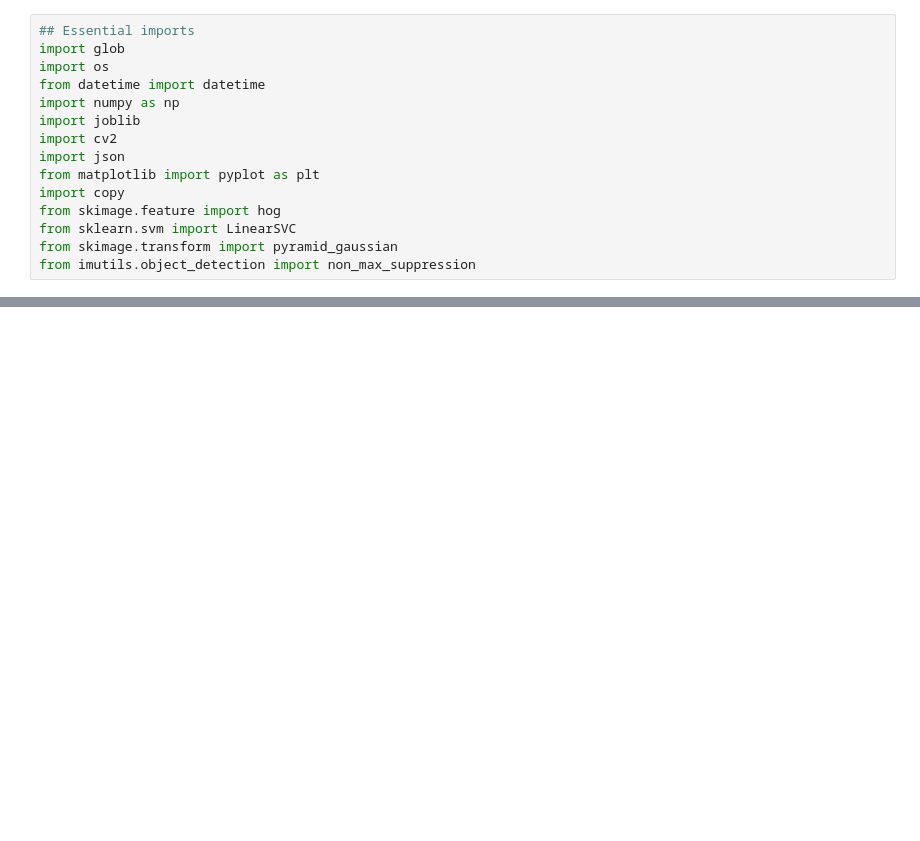
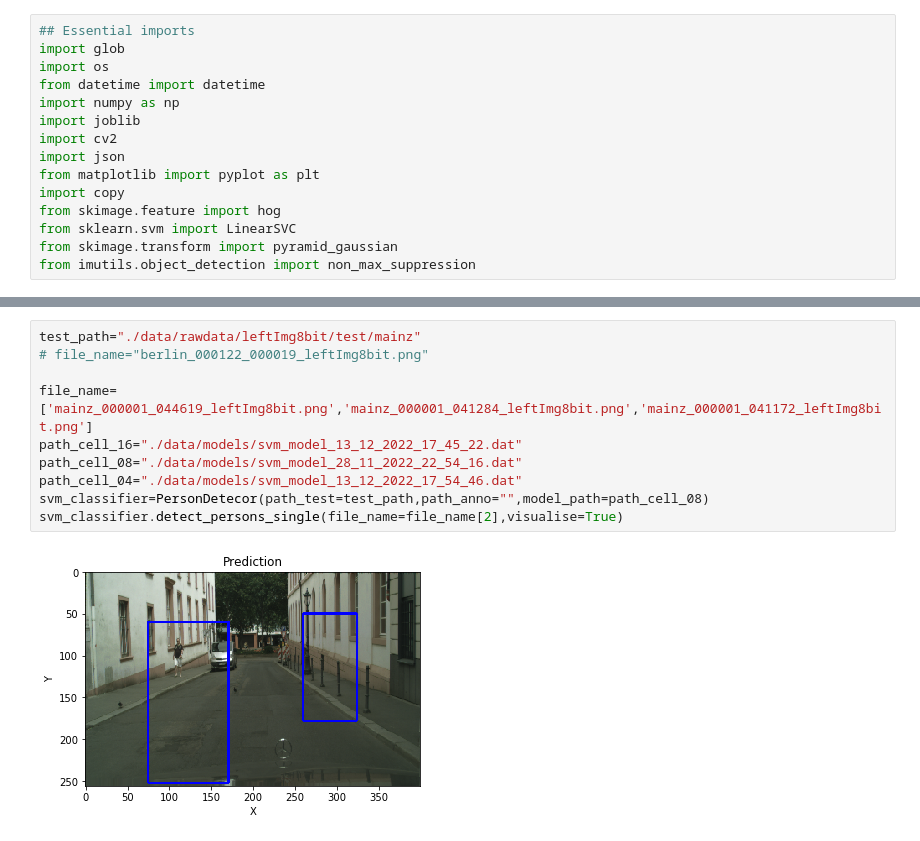
Before and after one commit to malwaru/pedestrian_detection, a Jupyter notebook: person_detector_basic.ipynb, the cells around one changed output, grey strips where cells are left out. Cells and saved outputs as stored; diff of their text form; blank space fills up the shorter version.

```diff
--- a/person_detector_basic.ipynb
+++ b/person_detector_basic.ipynb
@@ -320,0 +343,12 @@ ValueError: X has 4536 features per sample; expecting 6804
+# %%
+test_path="./data/rawdata/leftImg8bit/test/mainz"
+# file_name="berlin_000122_000019_leftImg8bit.png"
+
+file_name=['mainz_000001_044619_leftImg8bit.png','mainz_000001_041284_leftImg8bit.png','mainz_000001_041172_leftImg8bit.png']
+path_cell_16="./data/models/svm_model_13_12_2022_17_45_22.dat"
+path_cell_08="./data/models/svm_model_28_11_2022_22_54_16.dat"
+path_cell_04="./data/models/svm_model_13_12_2022_17_54_46.dat"
+svm_classifier=PersonDetecor(path_test=test_path,path_anno="",model_path=path_cell_08)
+svm_classifier.detect_persons_single(file_name=file_name[2],visualise=True)
+# %% [output]
+[figure, added]
```
Also changed, not shown: parts of 5 cells of this notebook, 2 other files.
